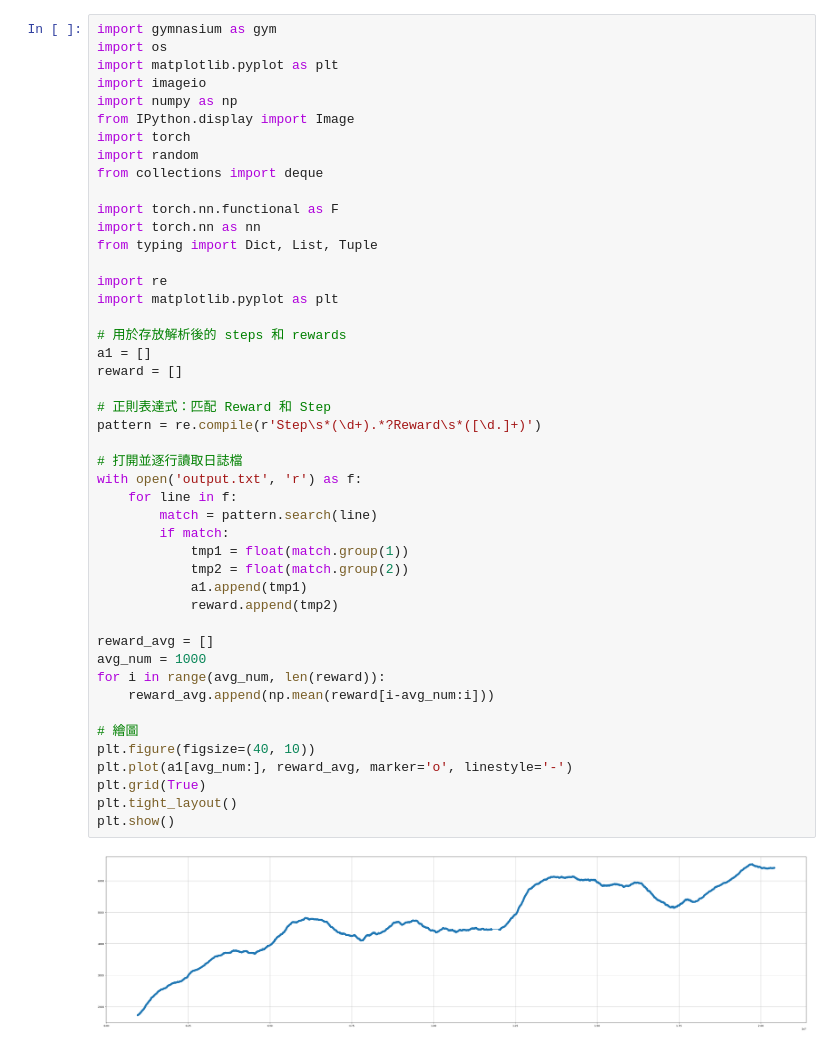
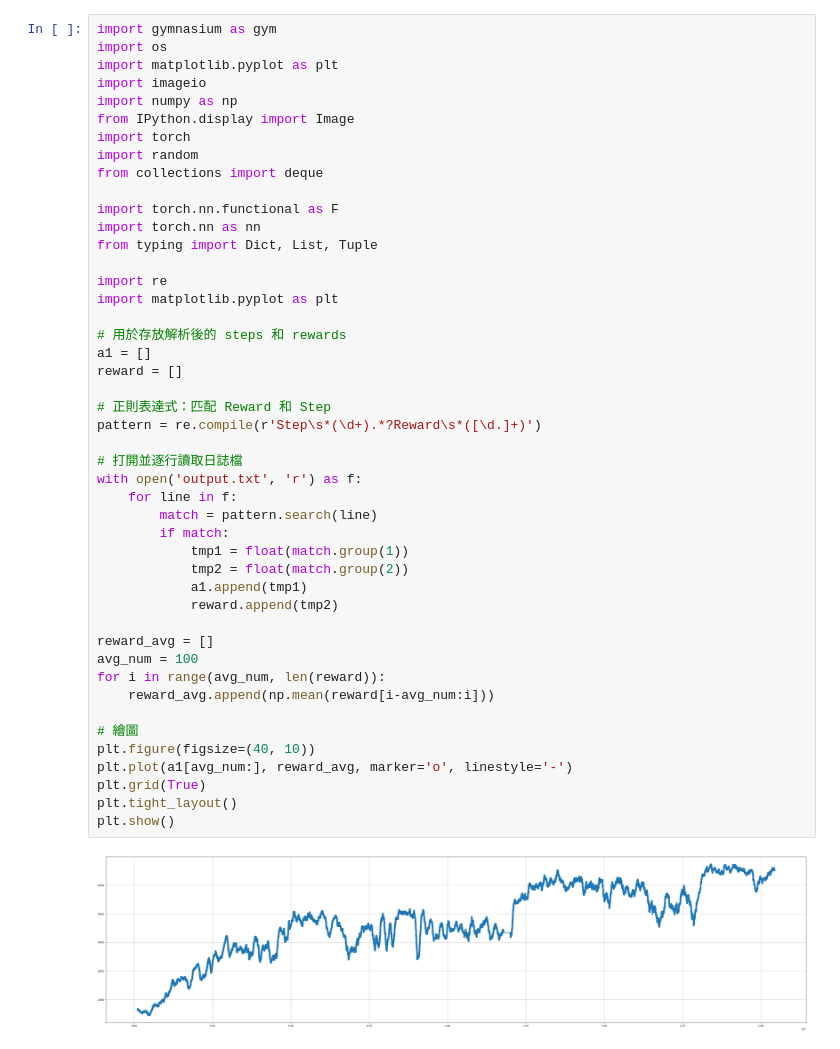
Before and after one commit to jimlin1112/DRL-Assignment-3, a Jupyter notebook: draw.ipynb, the cells around one changed output. Saved outputs shown, nothing was run; the diff lists cells and outputs as text.

```diff
--- a/draw.ipynb
+++ b/draw.ipynb
@@ -17,32 +17,32 @@ import re
 import matplotlib.pyplot as plt
 
 # 用於存放解析後的 steps 和 rewards
 a1 = []
 reward = []
 
 # 正則表達式：匹配 Reward 和 Step
 pattern = re.compile(r'Step\s*(\d+).*?Reward\s*([\d.]+)')
 
 # 打開並逐行讀取日誌檔
 with open('output.txt', 'r') as f:
     for line in f:
         match = pattern.search(line)
         if match:
             tmp1 = float(match.group(1))
             tmp2 = float(match.group(2))
             a1.append(tmp1)
             reward.append(tmp2)
 
 reward_avg = []
-avg_num = 1000
+avg_num = 100
 for i in range(avg_num, len(reward)):
     reward_avg.append(np.mean(reward[i-avg_num:i]))
 
 # 繪圖
 plt.figure(figsize=(40, 10))
 plt.plot(a1[avg_num:], reward_avg, marker='o', linestyle='-')
 plt.grid(True)
 plt.tight_layout()
 plt.show()
 # %% [output]
-[figure, old version]
+[figure, new version]
```
Also changed, not shown: 2 other files.
